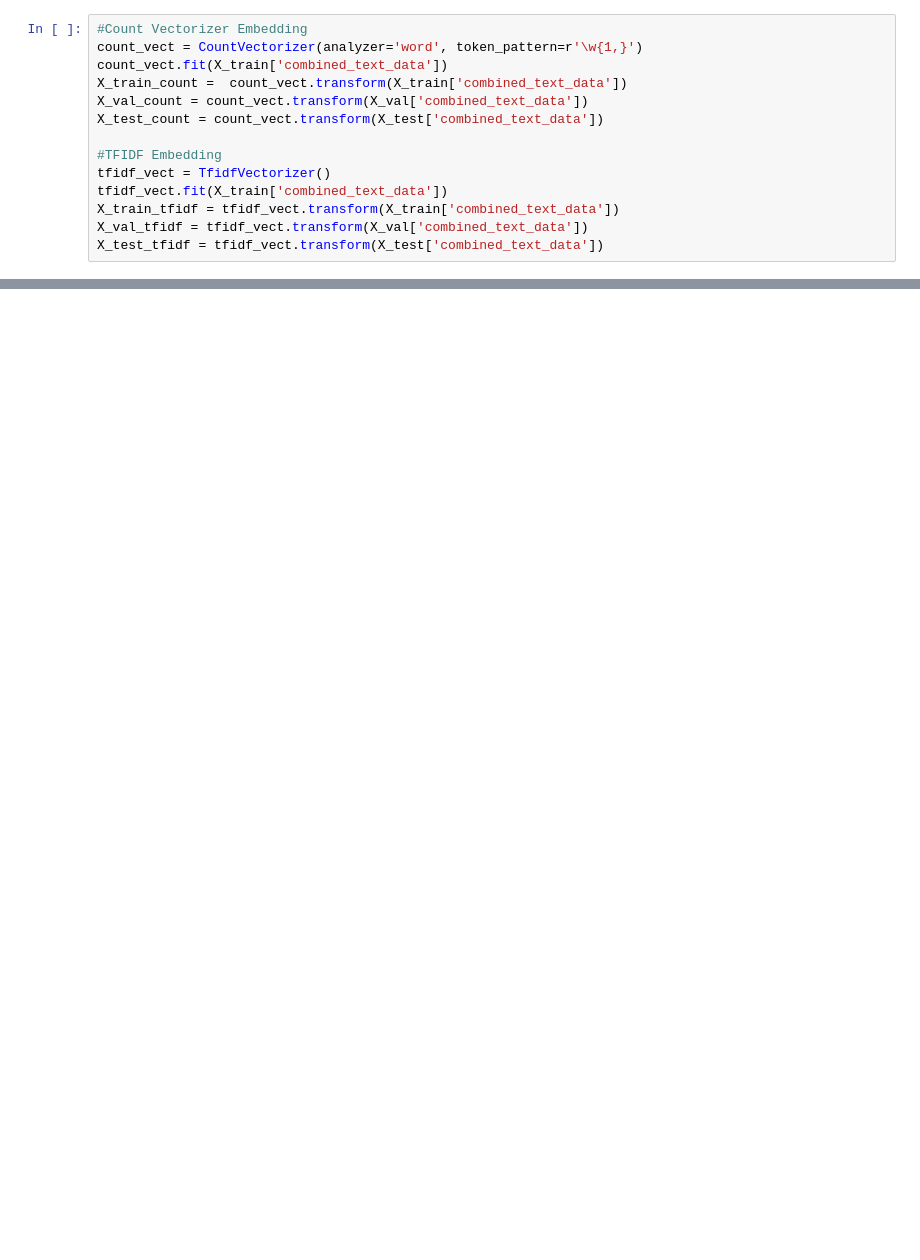
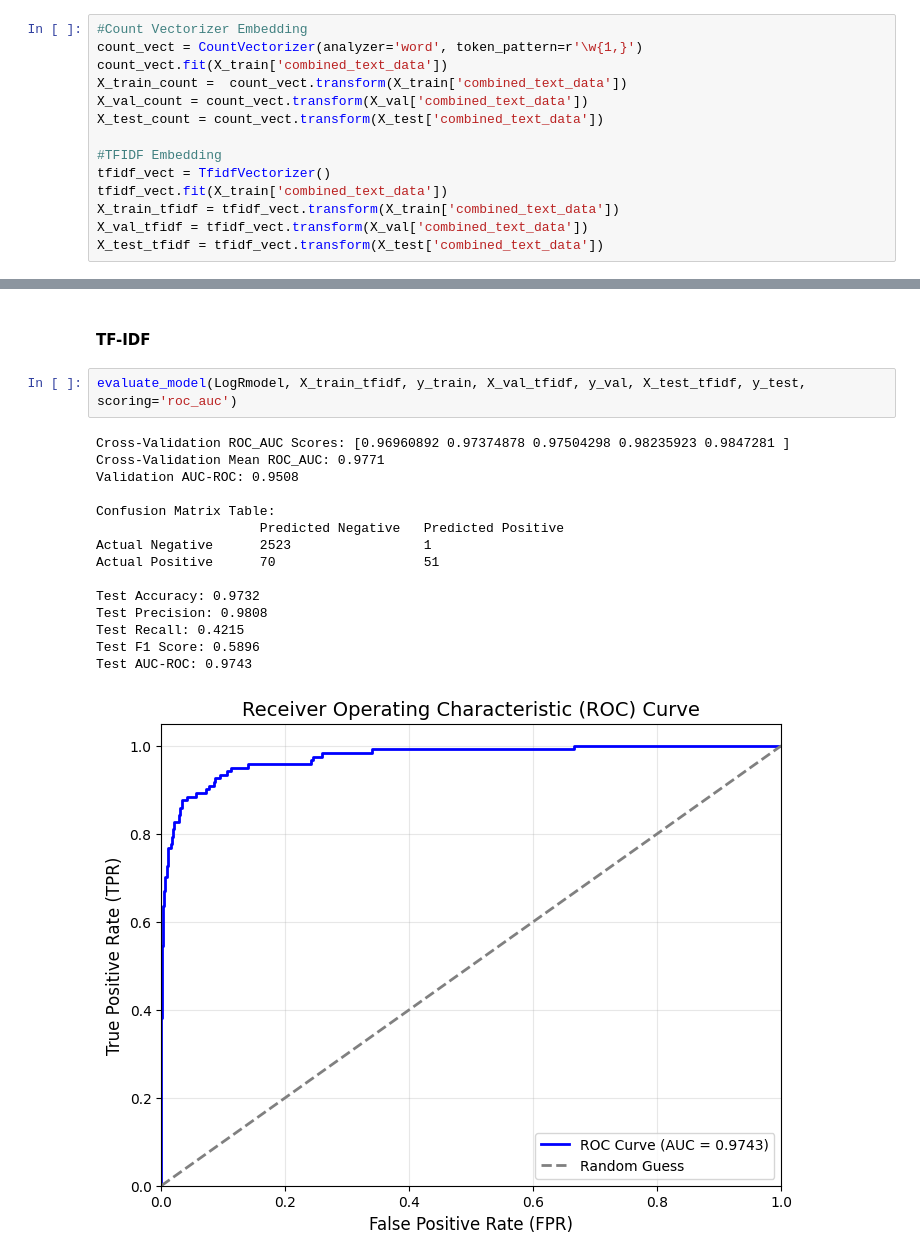
Before and after one commit to undeser/fake-jobs-detection, a Jupyter notebook: notebook.ipynb, the cells around one changed output, grey strips where cells are left out. Saved outputs shown, nothing was run; the diff lists cells and outputs as text; blank space fills up the shorter version.

```diff
--- a/notebook.ipynb
+++ b/notebook.ipynb
@@ -464,0 +461,20 @@ weighted avg       0.99      0.99      0.99      4356
+# %% [markdown]
+#### TF-IDF
+# %%
+evaluate_model(LogRmodel, X_train_tfidf, y_train, X_val_tfidf, y_val, X_test_tfidf, y_test, scoring='roc_auc')
+# %% [output]
+Cross-Validation ROC_AUC Scores: [0.96960892 0.97374878 0.97504298 0.98235923 0.9847281 ]
+Cross-Validation Mean ROC_AUC: 0.9771
+Validation AUC-ROC: 0.9508
+
+Confusion Matrix Table:
+                     Predicted Negative   Predicted Positive
+Actual Negative      2523                 1
+Actual Positive      70                   51
+
+Test Accuracy: 0.9732
+Test Precision: 0.9808
+Test Recall: 0.4215
+Test F1 Score: 0.5896
+Test AUC-ROC: 0.9743
+[figure, added]
```
Also changed, not shown: parts of 94 cells of this notebook.
